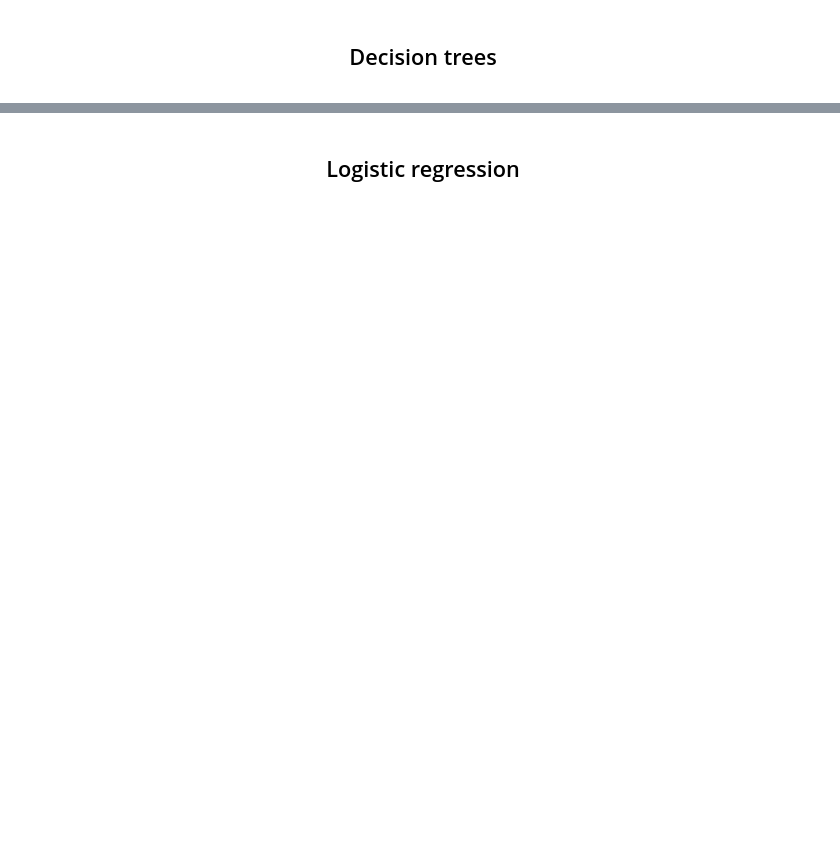
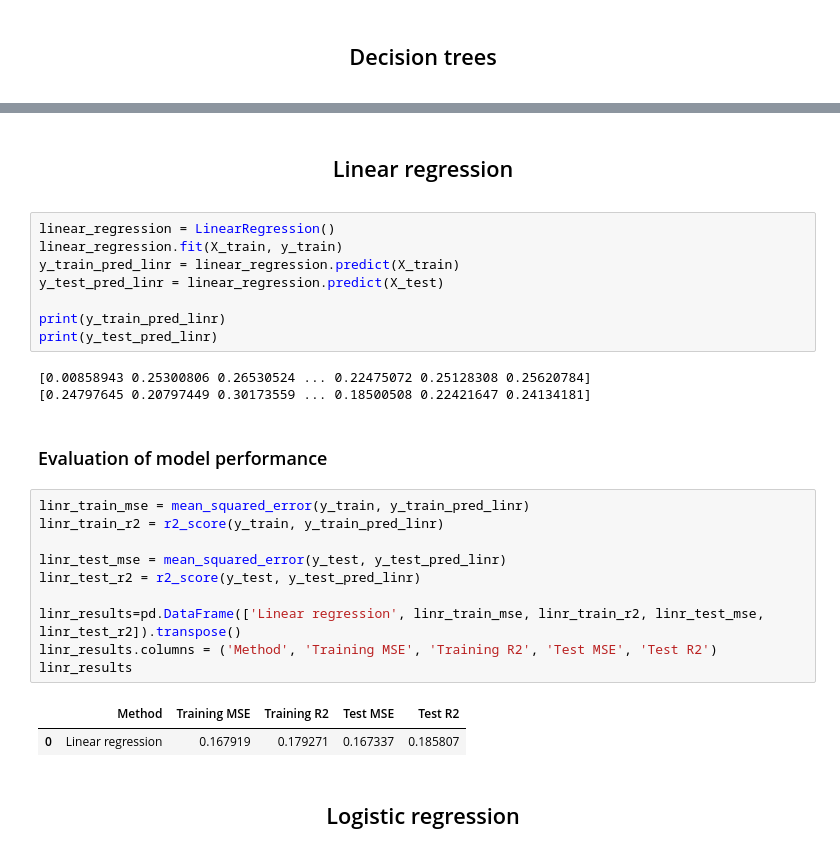
Before and after one commit to gagaleska/Infectious-diseases-prediction, a Jupyter notebook: infectious-diseases-prediction.ipynb, the cells around one changed output, grey strips where cells are left out. Drawn from its saved outputs; the diff is of its cells as text; blank space fills up the shorter version.

```diff
--- a/infectious-diseases-prediction.ipynb
+++ b/infectious-diseases-prediction.ipynb
@@ -319,3 +332,33 @@ Cross Validation Accuracy: 100.00%
+# %% [markdown]
+<div align="center" style="font-size:14px;">
+  <h2>Linear regression</h2>
+</div>
+# %%
+linear_regression = LinearRegression()
+linear_regression.fit(X_train, y_train)
+y_train_pred_linr = linear_regression.predict(X_train)
+y_test_pred_linr = linear_regression.predict(X_test)
+
+print(y_train_pred_linr)
+print(y_test_pred_linr)
+# %% [output]
+[0.00858943 0.25300806 0.26530524 ... 0.22475072 0.25128308 0.25620784]
+[0.24797645 0.20797449 0.30173559 ... 0.18500508 0.22421647 0.24134181]
+# %% [markdown]
+### Evaluation of model performance
+# %%
+linr_train_mse = mean_squared_error(y_train, y_train_pred_linr)
+linr_train_r2 = r2_score(y_train, y_train_pred_linr)
+
+linr_test_mse = mean_squared_error(y_test, y_test_pred_linr)
+linr_test_r2 = r2_score(y_test, y_test_pred_linr)
+
+linr_results=pd.DataFrame(['Linear regression', linr_train_mse, linr_train_r2, linr_test_mse, linr_test_r2]).transpose()
+linr_results.columns = ('Method', 'Training MSE', 'Training R2', 'Test MSE', 'Test R2')
+linr_results
+# %% [output]
+|  | Method | Training MSE | Training R2 | Test MSE | Test R2 |
+| 0 | Linear regression | 0.167919 | 0.179271 | 0.167337 | 0.185807 |
 # %% [markdown]
 <div align="center" style="font-size:14px;">
   <h2>Logistic regression</h2>
```
Also changed, not shown: parts of 16 cells of this notebook.
